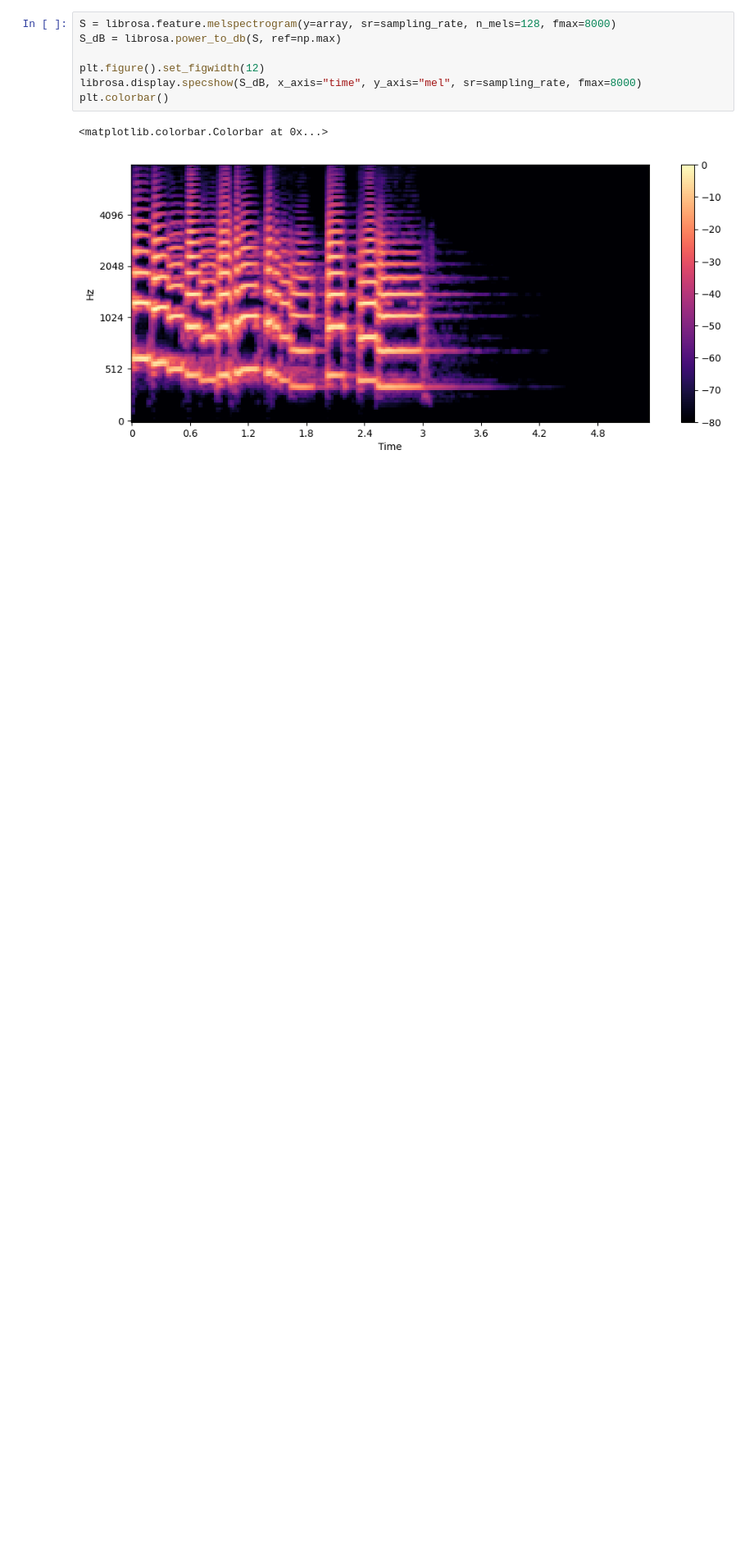
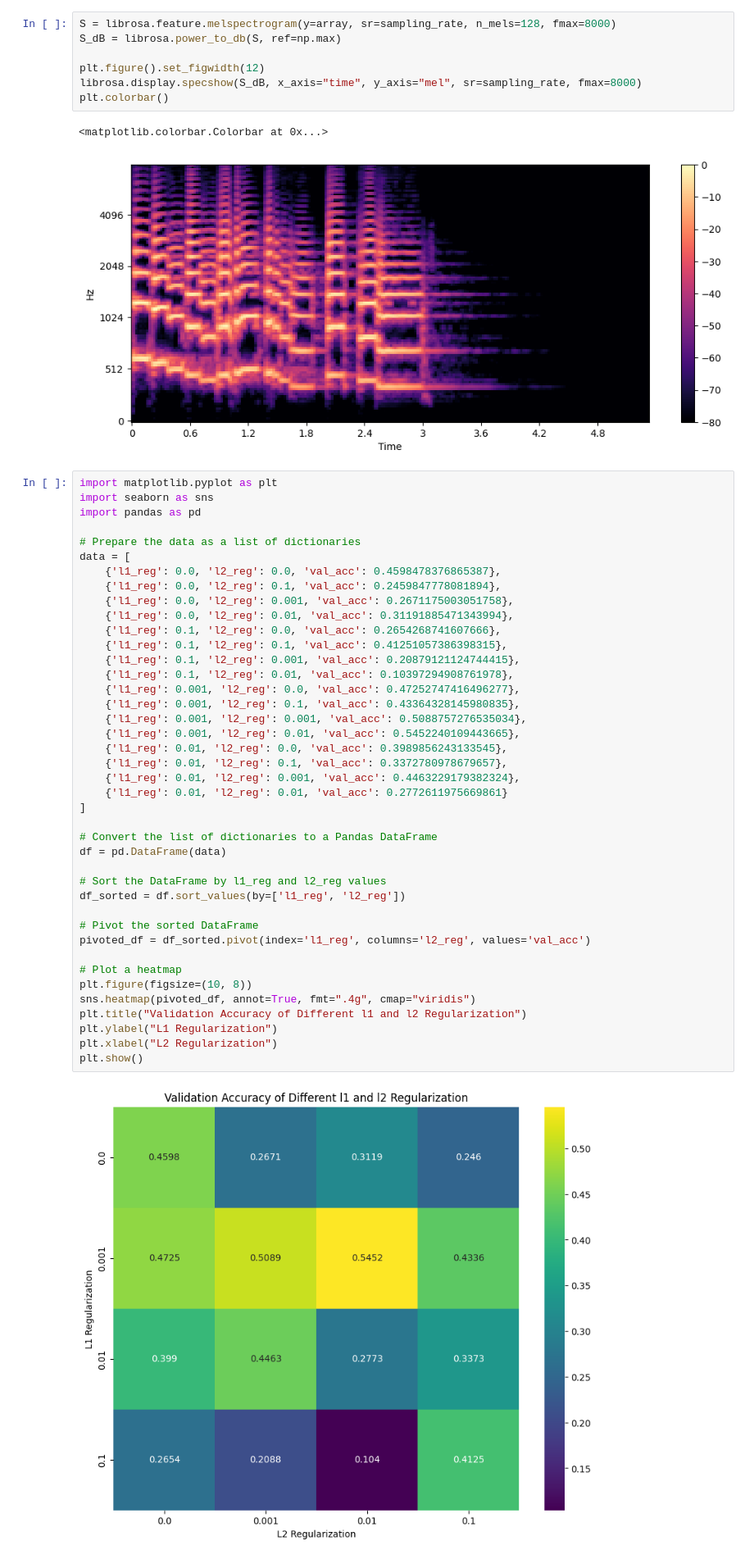
Before and after one commit to menduv/Thesis, a Jupyter notebook: experiments/graphs_thesis.ipynb, the cells around one changed output. Shown: that part at 82% size. Drawn from its saved outputs; the diff is of its cells as text; blank space fills up the shorter version.

```diff
--- a/experiments/graphs_thesis.ipynb
+++ b/experiments/graphs_thesis.ipynb
@@ -60,3 +60,46 @@ plt.colorbar()
 # %% [output]
 <matplotlib.colorbar.Colorbar at 0x...>
 [figure]
+# %%
+import matplotlib.pyplot as plt
+import seaborn as sns
+import pandas as pd
+
+# Prepare the data as a list of dictionaries
+data = [
+    {'l1_reg': 0.0, 'l2_reg': 0.0, 'val_acc': 0.4598478376865387},
+    {'l1_reg': 0.0, 'l2_reg': 0.1, 'val_acc': 0.2459847778081894},
+    {'l1_reg': 0.0, 'l2_reg': 0.001, 'val_acc': 0.2671175003051758},
+    {'l1_reg': 0.0, 'l2_reg': 0.01, 'val_acc': 0.31191885471343994},
+    {'l1_reg': 0.1, 'l2_reg': 0.0, 'val_acc': 0.2654268741607666},
+    {'l1_reg': 0.1, 'l2_reg': 0.1, 'val_acc': 0.41251057386398315},
+    {'l1_reg': 0.1, 'l2_reg': 0.001, 'val_acc': 0.20879121124744415},
+    {'l1_reg': 0.1, 'l2_reg': 0.01, 'val_acc': 0.10397294908761978},
+    {'l1_reg': 0.001, 'l2_reg': 0.0, 'val_acc': 0.47252747416496277},
+    {'l1_reg': 0.001, 'l2_reg': 0.1, 'val_acc': 0.43364328145980835},
+    {'l1_reg': 0.001, 'l2_reg': 0.001, 'val_acc': 0.5088757276535034},
+    {'l1_reg': 0.001, 'l2_reg': 0.01, 'val_acc': 0.5452240109443665},
+    {'l1_reg': 0.01, 'l2_reg': 0.0, 'val_acc': 0.3989856243133545},
+    {'l1_reg': 0.01, 'l2_reg': 0.1, 'val_acc': 0.3372780978679657},
+    {'l1_reg': 0.01, 'l2_reg': 0.001, 'val_acc': 0.4463229179382324},
+    {'l1_reg': 0.01, 'l2_reg': 0.01, 'val_acc': 0.2772611975669861}
+]
+
+# Convert the list of dictionaries to a Pandas DataFrame
+df = pd.DataFrame(data)
+
+# Sort the DataFrame by l1_reg and l2_reg values
+df_sorted = df.sort_values(by=['l1_reg', 'l2_reg'])
+
+# Pivot the sorted DataFrame
+pivoted_df = df_sorted.pivot(index='l1_reg', columns='l2_reg', values='val_acc')
+
+# Plot a heatmap
+plt.figure(figsize=(10, 8))
+sns.heatmap(pivoted_df, annot=True, fmt=".4g", cmap="viridis")
+plt.title("Validation Accuracy of Different l1 and l2 Regularization")
+plt.ylabel("L1 Regularization")
+plt.xlabel("L2 Regularization")
+plt.show()
+# %% [output]
+[figure, added]
```
Also changed, not shown: 6 other files.
